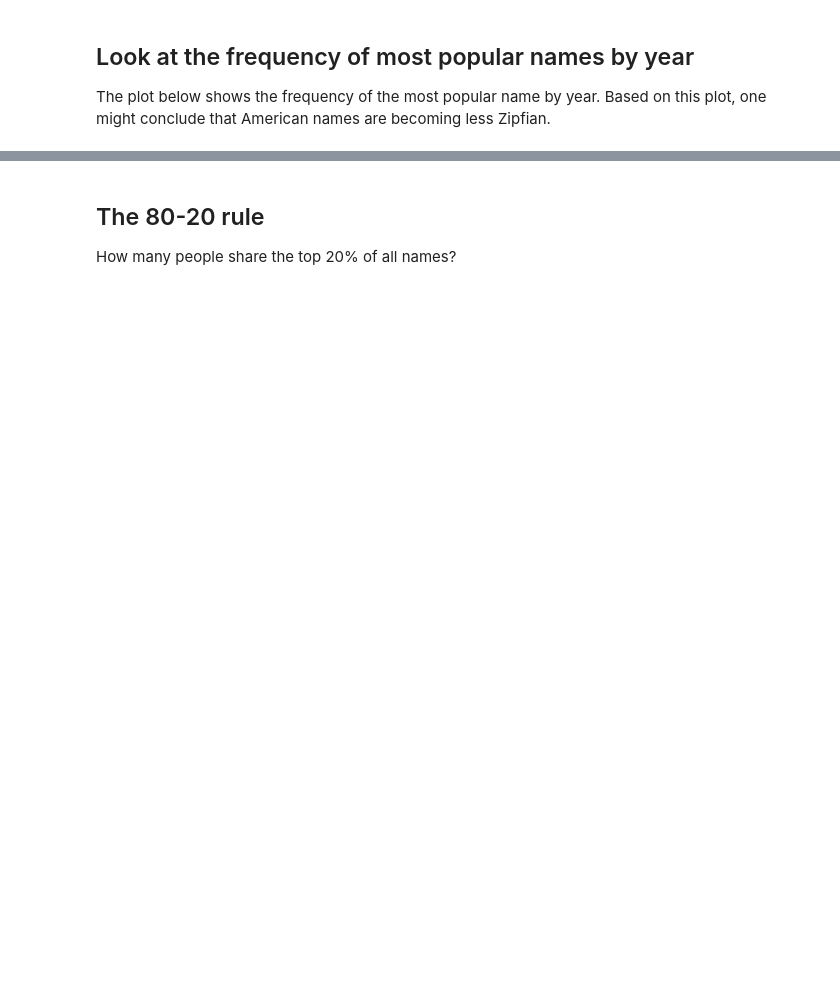
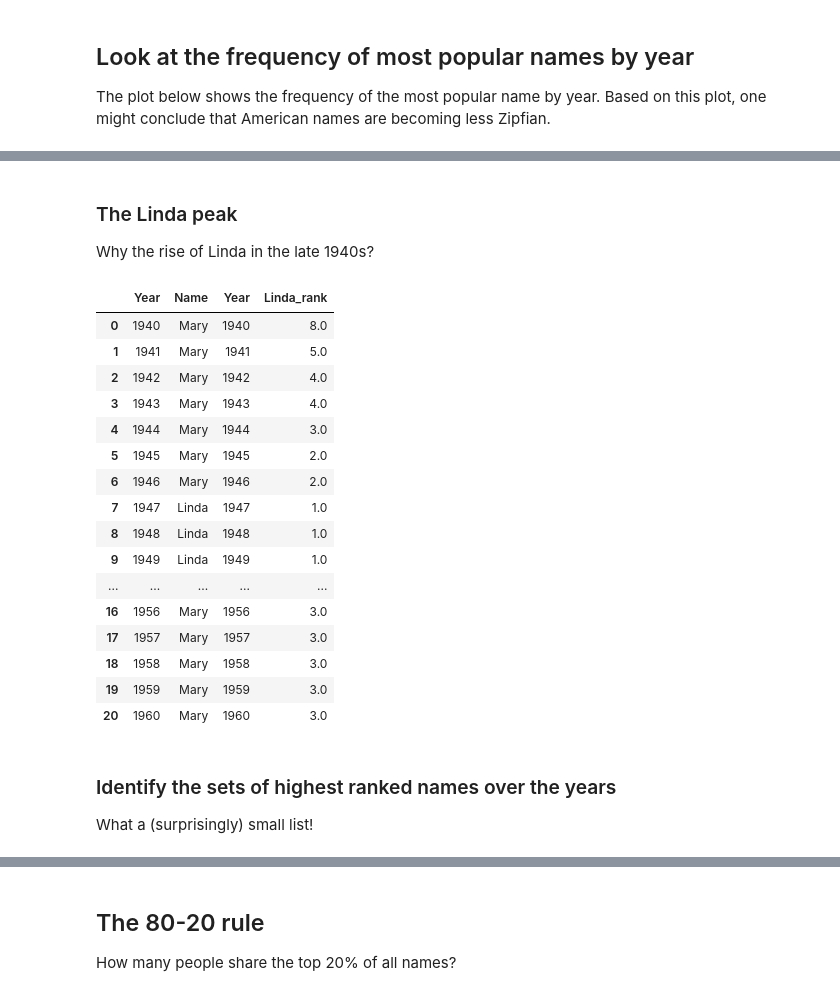
Before and after one commit to arnold-jr/baby-names, a Jupyter notebook: BabyNames.ipynb, the cells around one changed output, grey strips where cells are left out. Drawn from its saved outputs; the diff is of its cells as text; code cells hidden in the pictures; blank space fills up the shorter version.

```diff
--- a/BabyNames.ipynb
+++ b/BabyNames.ipynb
@@ -82,0 +181,3 @@ ax.set_ylabel("% people having most popular name")
+# %% [markdown]
+### The Linda peak
+Why the rise of Linda in the late 1940s?
@@ -82,0 +186,26 @@ ax.set_ylabel("% people having most popular name")
+# %%
+postwar_women = df.loc[(df.Year >= 1940) & (df.Year <= 1960) & (df.Gender == "F"), :]
+leaders = postwar_women.loc[postwar_women.Rank_yearly == 1.0, ["Year","Name"]].reset_index(drop=True)
+lindas = postwar_women.loc[postwar_women.Name == "Linda", ["Year","Rank_yearly"]].reset_index(drop=True)
+pd.concat([leaders, lindas.rename_axis({"Rank_yearly":"Linda_rank"}, axis=1)], axis=1)
+# %% [output]
+|  | Year | Name | Year | Linda_rank |
+| 0 | 1940 | Mary | 1940 | 8.0 |
+| 1 | 1941 | Mary | 1941 | 5.0 |
+| 2 | 1942 | Mary | 1942 | 4.0 |
+| 3 | 1943 | Mary | 1943 | 4.0 |
+| 4 | 1944 | Mary | 1944 | 3.0 |
+| 5 | 1945 | Mary | 1945 | 2.0 |
+| 6 | 1946 | Mary | 1946 | 2.0 |
+| 7 | 1947 | Linda | 1947 | 1.0 |
+| 8 | 1948 | Linda | 1948 | 1.0 |
+| 9 | 1949 | Linda | 1949 | 1.0 |
+| ... | ... | ... | ... | ... |
+| 16 | 1956 | Mary | 1956 | 3.0 |
+| 17 | 1957 | Mary | 1957 | 3.0 |
+| 18 | 1958 | Mary | 1958 | 3.0 |
+| 19 | 1959 | Mary | 1959 | 3.0 |
+| 20 | 1960 | Mary | 1960 | 3.0 |
+# %% [markdown]
+### Identify the sets of highest ranked names over the years
+What a (surprisingly) small list!
```
Also changed, not shown: parts of 36 cells of this notebook, 7 other files.
